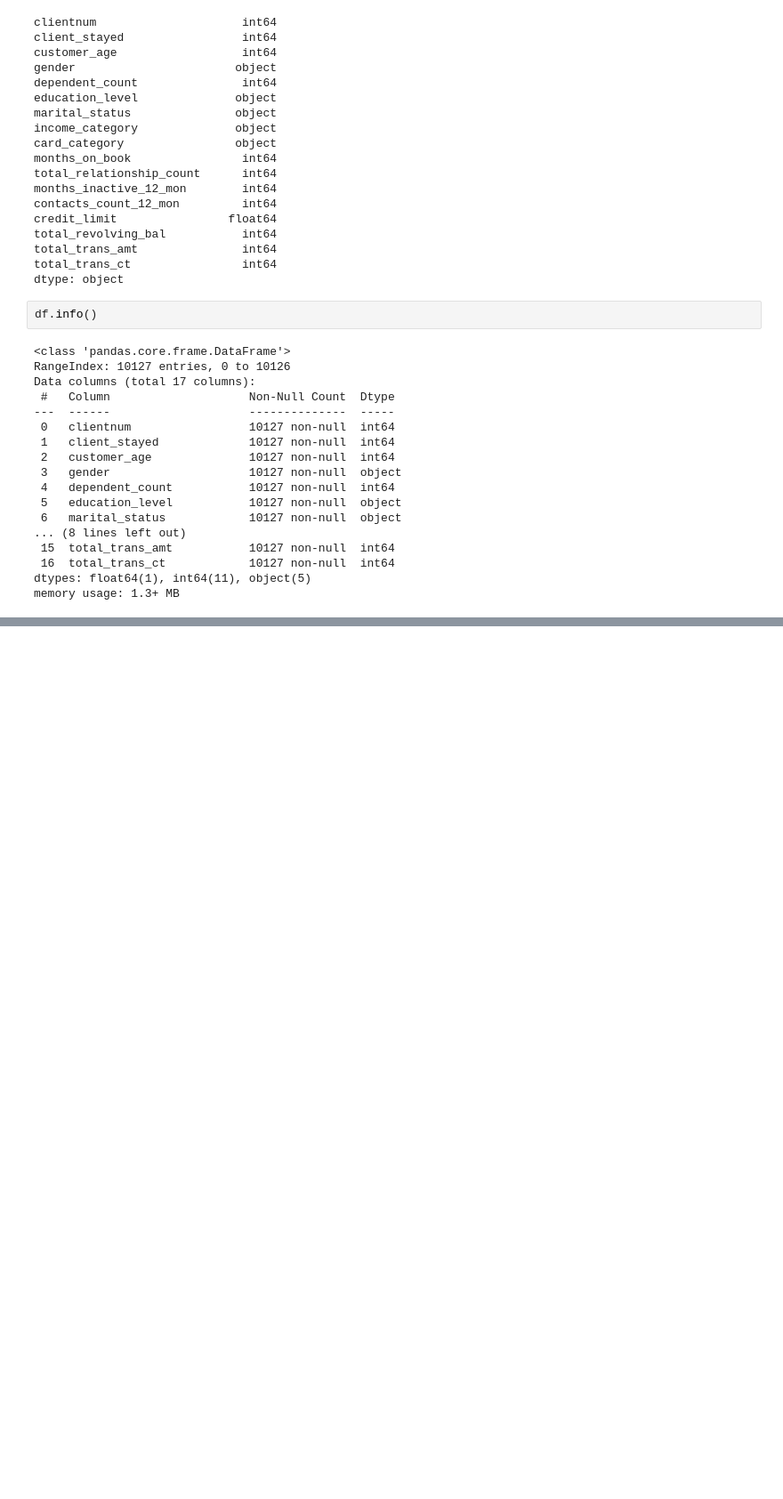
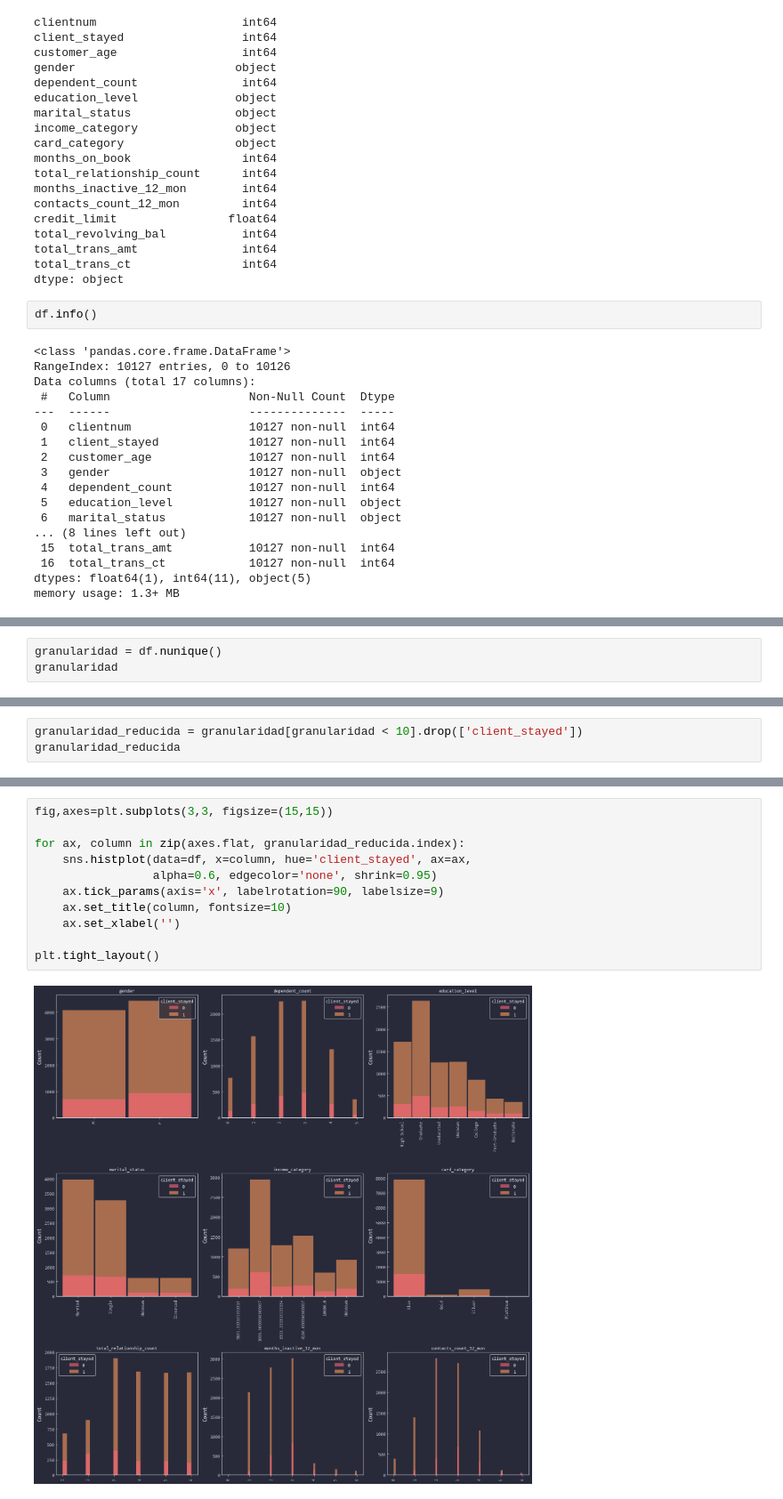
Before and after one commit to Toutl/Data-Processing-Laboratory, a Jupyter notebook: Examenes/III/03_ubaldo.ipynb, the cells around one changed output, grey strips where cells are left out. Shown at 89% size. Saved outputs shown, nothing was run; the diff lists cells and outputs as text; blank space fills up the shorter version.

```diff
--- a/Examenes/III/03_ubaldo.ipynb
+++ b/Examenes/III/03_ubaldo.ipynb
@@ -172,0 +179,3 @@ df.describe()
+# %%
+granularidad = df.nunique()
+granularidad
@@ -172,0 +254,3 @@ df.describe()
+# %%
+granularidad_reducida = granularidad[granularidad < 10].drop(['client_stayed'])
+granularidad_reducida
@@ -172,0 +268,13 @@ df.describe()
+# %%
+fig,axes=plt.subplots(3,3, figsize=(15,15))
+
+for ax, column in zip(axes.flat, granularidad_reducida.index):
+    sns.histplot(data=df, x=column, hue='client_stayed', ax=ax,
+                 alpha=0.6, edgecolor='none', shrink=0.95)
+    ax.tick_params(axis='x', labelrotation=90, labelsize=9)
+    ax.set_title(column, fontsize=10)
+    ax.set_xlabel('')
+
+plt.tight_layout()
+# %% [output]
+[figure, added]
```
Also changed, not shown: parts of 12 cells of this notebook.
